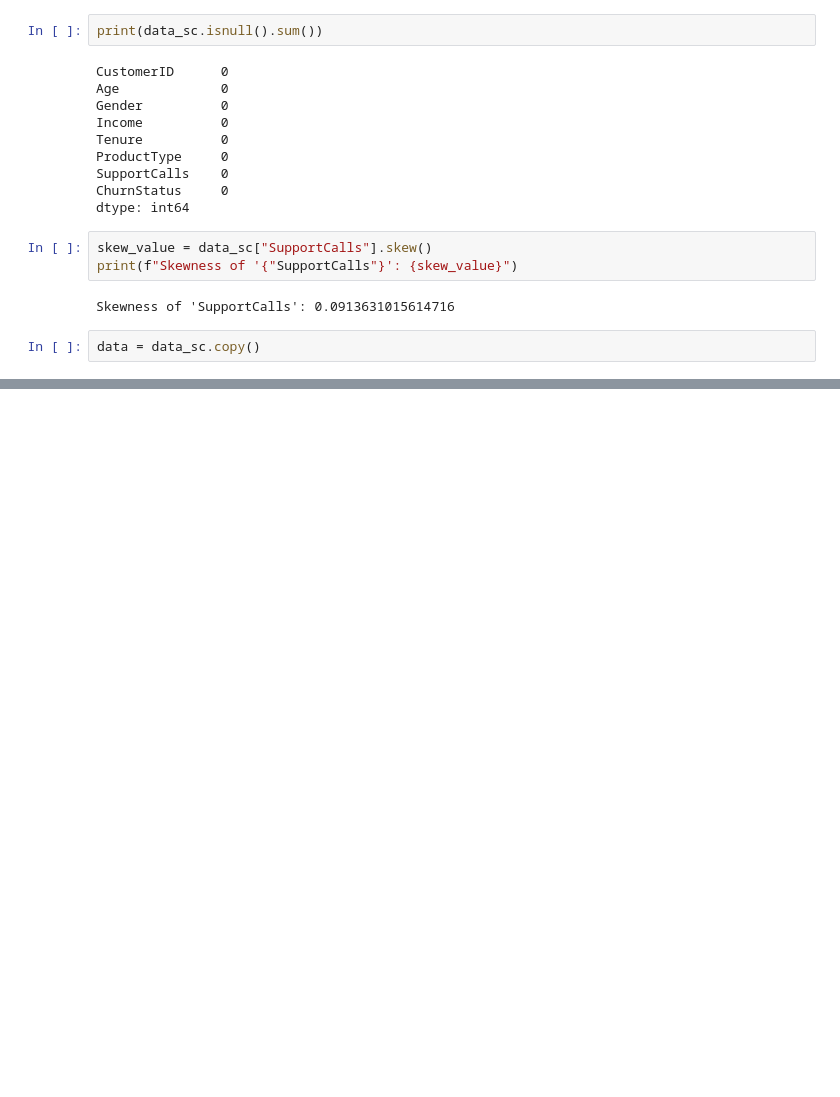
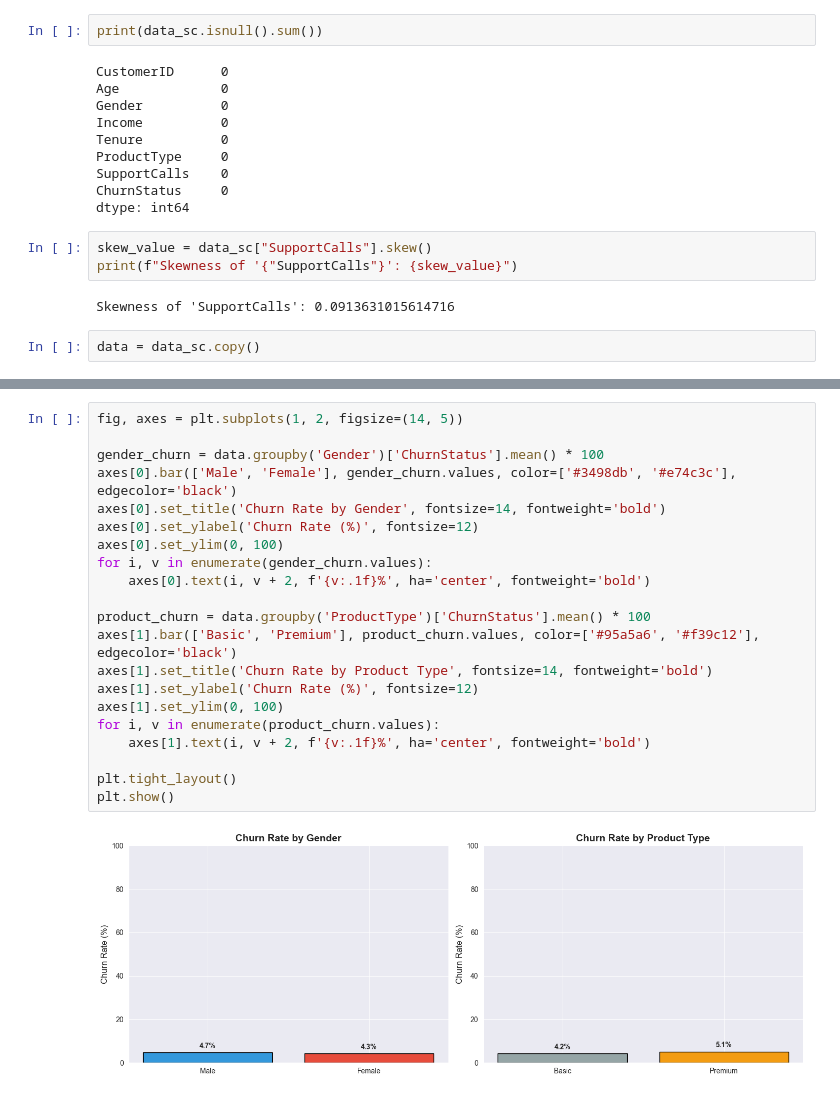
Before and after one commit to AbdSh17/Customer_Data_Preprocessing, a Jupyter notebook: data_set.ipynb, the cells around one changed output, grey strips where cells are left out. Cells and saved outputs as stored; diff of their text form; blank space fills up the shorter version.

```diff
--- a/data_set.ipynb
+++ b/data_set.ipynb
@@ -573,0 +627,23 @@ plt.show()
+# %%
+fig, axes = plt.subplots(1, 2, figsize=(14, 5))
+
+gender_churn = data.groupby('Gender')['ChurnStatus'].mean() * 100
+axes[0].bar(['Male', 'Female'], gender_churn.values, color=['#3498db', '#e74c3c'], edgecolor='black')
+axes[0].set_title('Churn Rate by Gender', fontsize=14, fontweight='bold')
+axes[0].set_ylabel('Churn Rate (%)', fontsize=12)
+axes[0].set_ylim(0, 100)
+for i, v in enumerate(gender_churn.values):
+    axes[0].text(i, v + 2, f'{v:.1f}%', ha='center', fontweight='bold')
+
+product_churn = data.groupby('ProductType')['ChurnStatus'].mean() * 100
+axes[1].bar(['Basic', 'Premium'], product_churn.values, color=['#95a5a6', '#f39c12'], edgecolor='black')
+axes[1].set_title('Churn Rate by Product Type', fontsize=14, fontweight='bold')
+axes[1].set_ylabel('Churn Rate (%)', fontsize=12)
+axes[1].set_ylim(0, 100)
+for i, v in enumerate(product_churn.values):
+    axes[1].text(i, v + 2, f'{v:.1f}%', ha='center', fontweight='bold')
+
+plt.tight_layout()
+plt.show()
+# %% [output]
+[figure, added]
```
Also changed, not shown: parts of 28 cells of this notebook.
